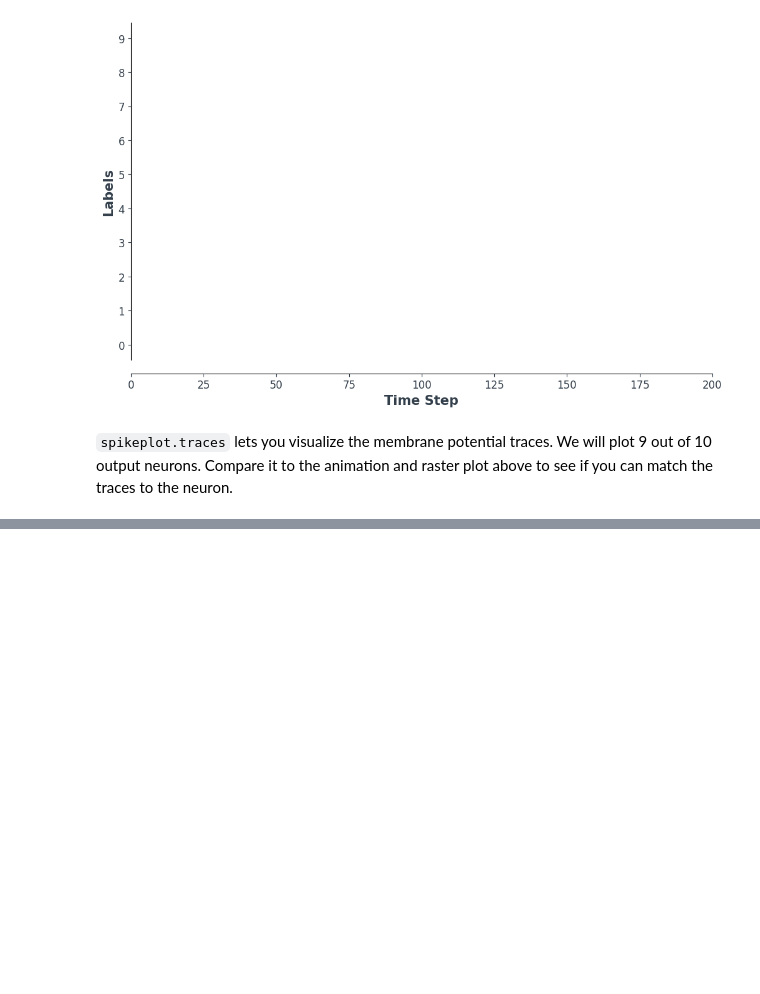
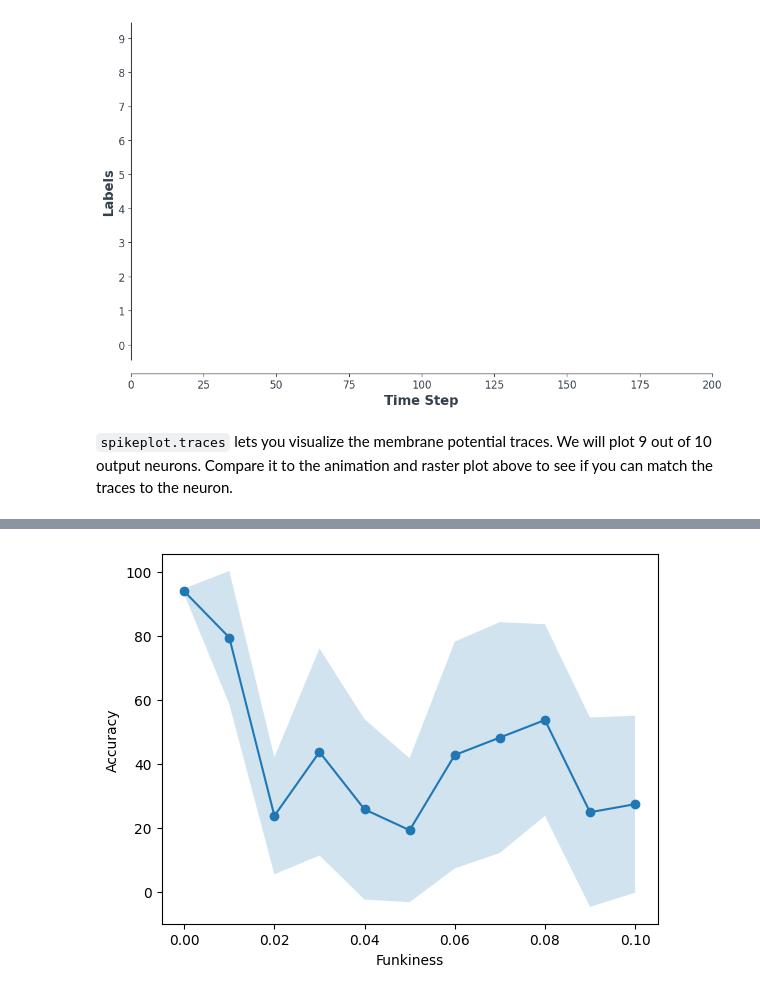
Before and after one commit to calderast/spiking-neural-networks, a Jupyter notebook: funky_snn.ipynb, the cells around one changed output, grey strips where cells are left out. Saved outputs shown, nothing was run; the diff lists cells and outputs as text; code cells hidden in the pictures; blank space fills up the shorter version.

```diff
--- a/funky_snn.ipynb
+++ b/funky_snn.ipynb
@@ -314,0 +612,25 @@ Wulfram Gerstner, Werner M. Kistler, Richard Naud and Liam Paninski.
+# %%
+# Copied from above in case I want to mess with plotting but lose this variable
+overall_accuracies = [[94.44, 92.75, 93.85, 94.67, 94.56, 92.78, 93.23, 94.38, 95.27, 92.84],
+[93.04, 94.98, 92.19, 78.62, 93.09, 82.55, 90.51, 64.42, 81.87, 22.84],
+[21.5, 9.8, 35.92, 20.97, 18.5, 73.2, 12.09, 9.8, 9.8, 25.18],
+[91.8, 71.47, 9.97, 88.49, 67.48, 9.8, 9.8, 29.05, 9.8, 48.77],
+[75.04, 9.81, 9.8, 25.88, 10.09, 87.02, 9.8, 9.8, 9.8, 9.8],
+[19.04, 10.68, 9.8, 10.34, 9.8, 9.81, 11.09, 10.01, 86.14, 15.07],
+[10.54, 74.39, 9.84, 19.04, 89.26, 26.2, 9.8, 86.11, 9.8, 91.87],
+[15.84, 10.1, 19.34, 62.61, 90.75, 9.82, 9.8, 83.38, 88.38, 91.45],
+[80.16, 9.8, 84.91, 85.96, 44.31, 88.58, 12.55, 55.03, 17.35, 57.6],
+[9.8, 9.8, 11.26, 9.8, 9.99, 84.82, 83.22, 9.8, 9.75, 9.8],
+[87.78, 9.8, 27.55, 9.8, 73.8, 9.8, 9.8, 9.8, 9.91, 25.08]]
+
+means = [np.mean(acc) for acc in overall_accuracies]
+stds = [np.std(acc) for acc in overall_accuracies]
+
+# Plot mean as a line with shaded zone for std
+plt.plot(funkiness_list, means, marker='o')
+plt.fill_between(funkiness_list,[m-s for m, s in zip(means, stds)], [m+s for m, s in zip(means, stds)], alpha=0.2)
+plt.xlabel('Funkiness')
+plt.ylabel('Accuracy')
+plt.show()
+# %% [output]
+[figure, added]
```
Also changed, not shown: parts of 14 cells of this notebook.
